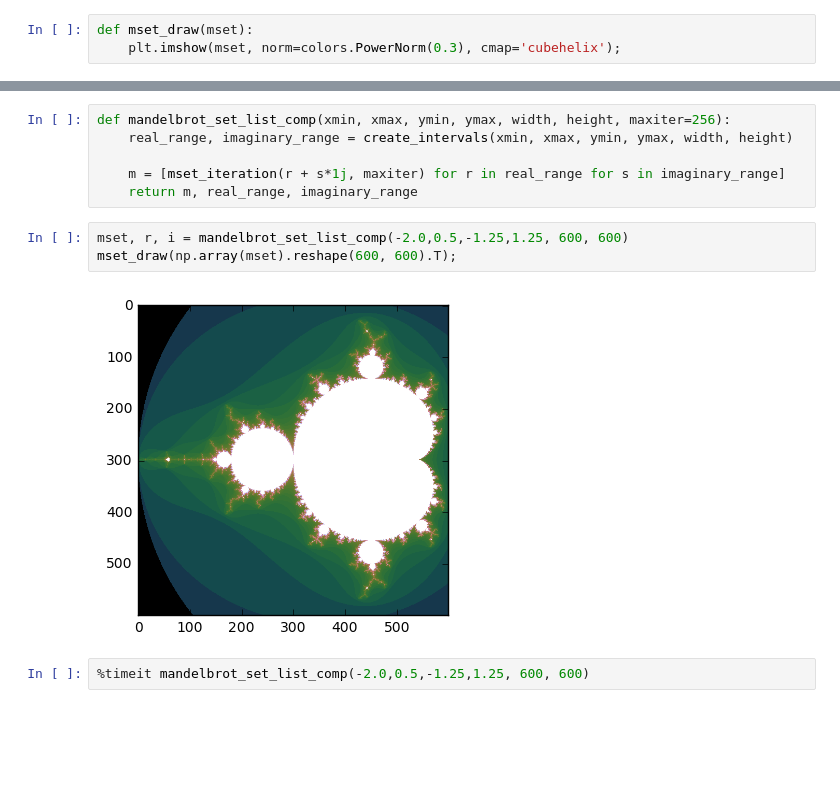
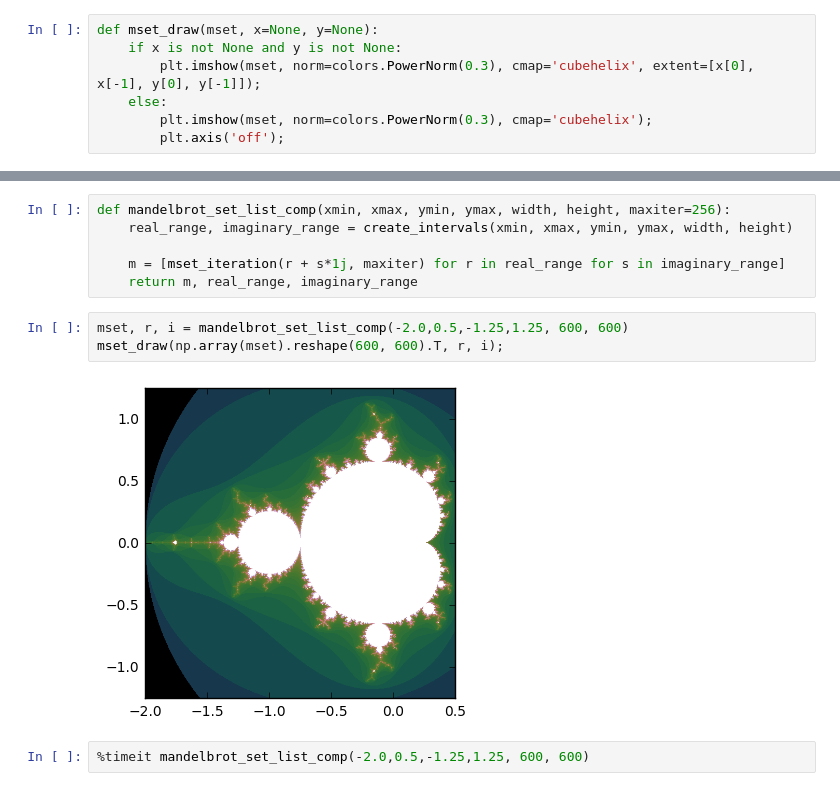
Before and after one commit to stelmod/python__num_perf, a Jupyter notebook: mandelbrot_perf.ipynb, the cells around one changed output, grey strips where cells are left out. Drawn from its saved outputs; the diff is of its cells as text; blank space fills up the shorter version.

```diff
--- a/mandelbrot_perf.ipynb
+++ b/mandelbrot_perf.ipynb
@@ -5,9 +5,13 @@ import numpy as np
 from itertools import product
 import matplotlib.pyplot as plt
 from matplotlib import colors
-# %%
-def mset_draw(mset):
-    plt.imshow(mset, norm=colors.PowerNorm(0.3), cmap='cubehelix');
+# %%
+def mset_draw(mset, x=None, y=None):
+    if x is not None and y is not None:
+        plt.imshow(mset, norm=colors.PowerNorm(0.3), cmap='cubehelix', extent=[x[0], x[-1], y[0], y[-1]]);
+    else:
+        plt.imshow(mset, norm=colors.PowerNorm(0.3), cmap='cubehelix');
+        plt.axis('off');
 # %%
 def create_intervals(xmin, xmax, ymin, ymax, width, height):
     return np.linspace(xmin, xmax, width), np.linspace(ymin, ymax, height)
@@ -27,9 +31,9 @@ def mandelbrot_set_list_comp(xmin, xmax, ymin, ymax, width, height, maxiter=256)
     return m, real_range, imaginary_range
 # %%
 mset, r, i = mandelbrot_set_list_comp(-2.0,0.5,-1.25,1.25, 600, 600)
-mset_draw(np.array(mset).reshape(600, 600).T);
+mset_draw(np.array(mset).reshape(600, 600).T, r, i);
 # %% [output]
-[figure, old version]
+[figure, new version]
 # %%
 %timeit mandelbrot_set_list_comp(-2.0,0.5,-1.25,1.25, 600, 600)
 # %% [output]
```
Also changed, not shown: 1 other file.
